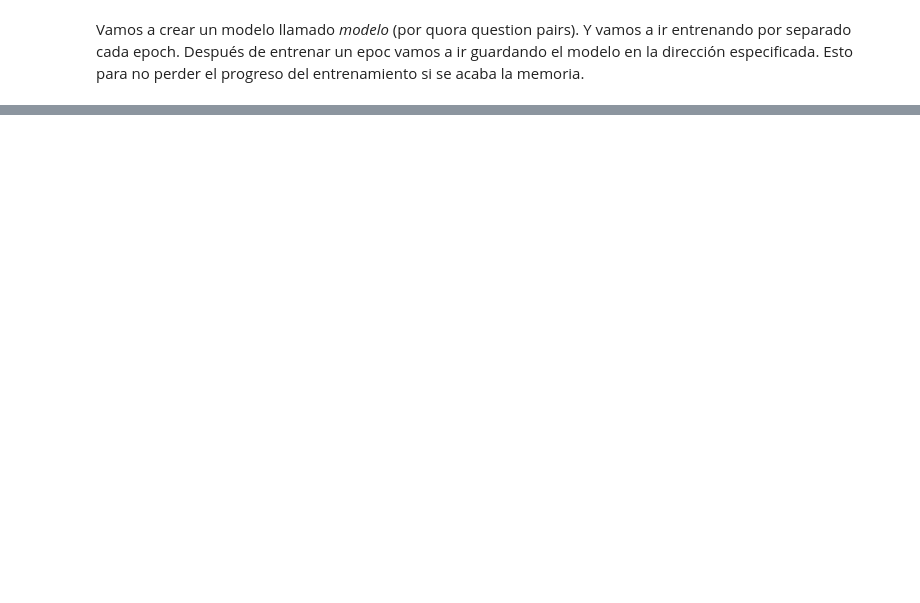
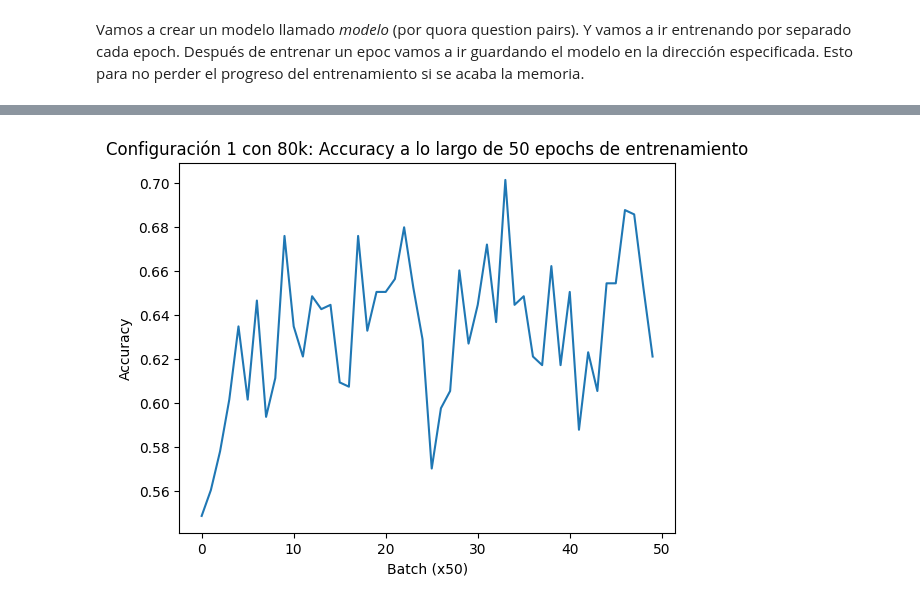
Before and after one commit to stardust229/Proyecto-RN, a Jupyter notebook: ProyectoSTS - few samples.ipynb, the cells around one changed output, grey strips where cells are left out. Drawn from its saved outputs; the diff is of its cells as text; code cells hidden in the pictures; blank space fills up the shorter version.

```diff
--- a/ProyectoSTS - few samples.ipynb
+++ b/ProyectoSTS - few samples.ipynb
@@ -598,13 +648,15 @@ plt.show()
 # %%
 import matplotlib.pyplot as plt
 
 plt.figure()
 plt.plot(accuracies)
 plt.xlabel("Batch (x50)")
-plt.ylabel("Loss")
-plt.title("Configuración 2: Accuracy a lo largo de 10 epochs de entrenamiento")
-plt.savefig('plot_config2.png')
+plt.ylabel("Accuracy")
+plt.title("Configuración 1 con 80k: Accuracy a lo largo de 50 epochs de entrenamiento")
+plt.savefig('plot_config1_accuracy_80k_50eps')
 plt.show()
+# %% [output]
+[figure, added]
 # %% [markdown]
 ## Resultados con diferentes configuraciones:
 
```
Also changed, not shown: parts of 22 cells of this notebook, 9 other files.
